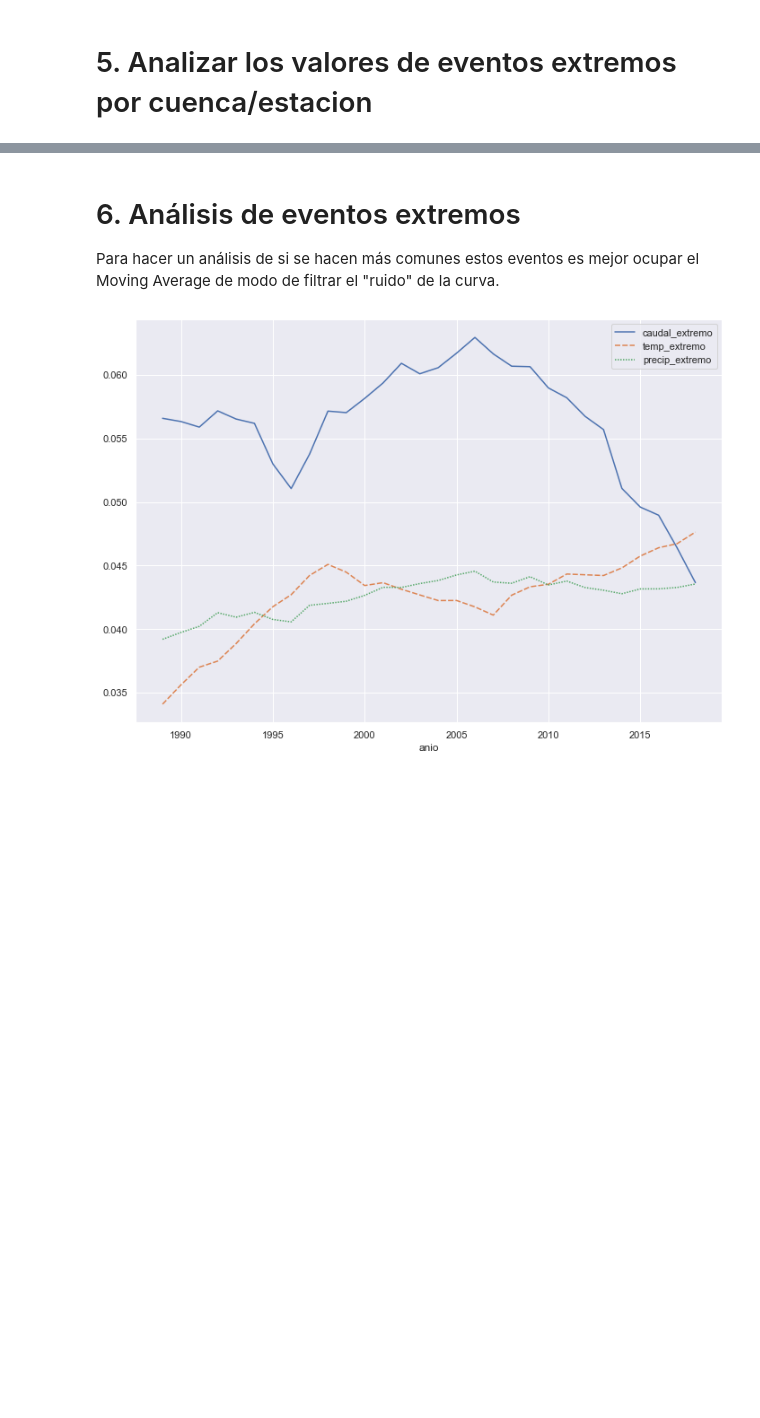
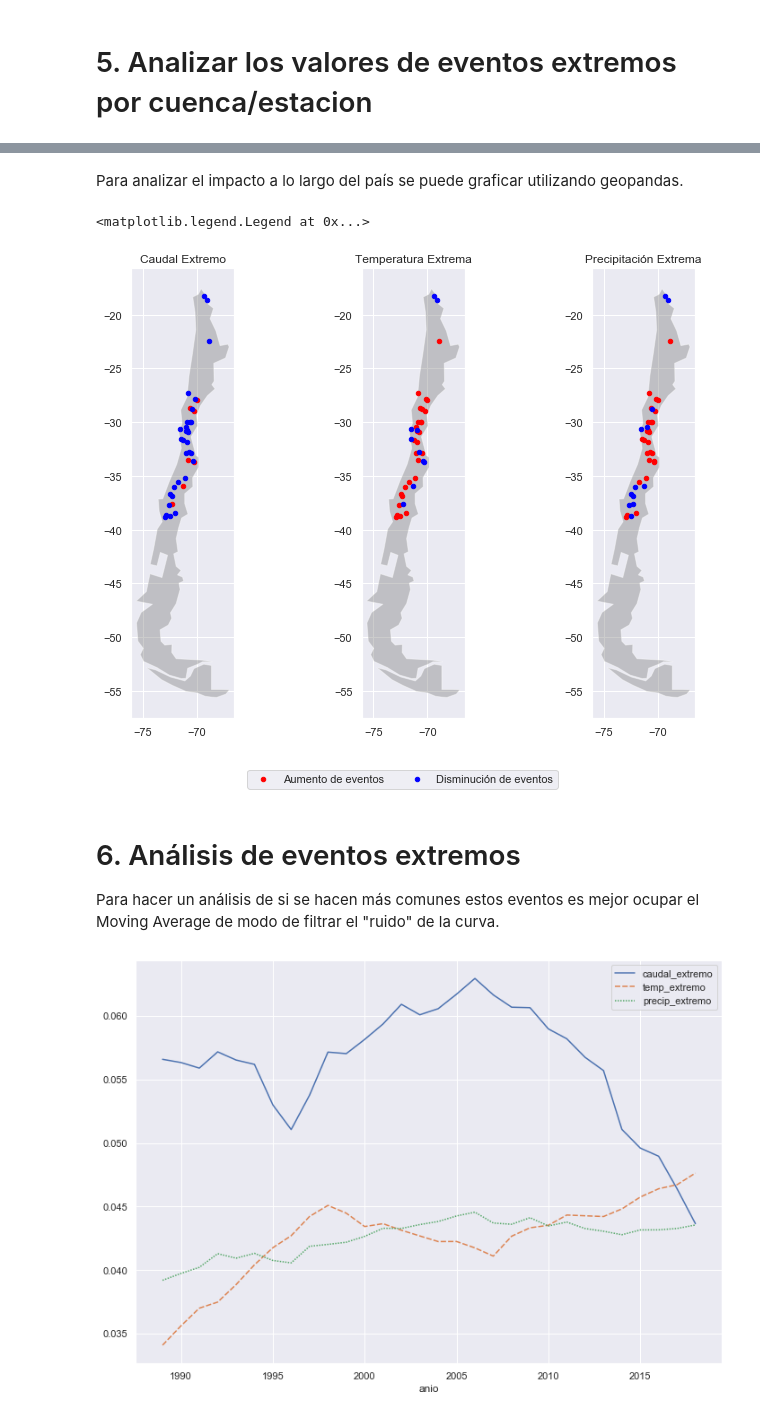
Before and after one commit to felipeacunago/SpikeChallenge, a Jupyter notebook: SpikeChallenge.ipynb, the cells around one changed output, grey strips where cells are left out. Drawn from its saved outputs; the diff is of its cells as text; code cells hidden in the pictures; blank space fills up the shorter version.

```diff
--- a/SpikeChallenge.ipynb
+++ b/SpikeChallenge.ipynb
@@ -294,3 +275,46 @@ variaciones
+# %% [markdown]
+Para analizar el impacto a lo largo del país se puede graficar utilizando geopandas.
+# %%
+import geopandas
+import geoplot
+from shapely.geometry import Point
+import matplotlib.pyplot as plt
+
+
+variaciones['geometry'] = variaciones[['longitud', 'latitud']].values.tolist()
+variaciones['geometry'] = variaciones['geometry'].apply(Point)
+
+variaciones = variaciones[(variaciones['primeras_medidas']<=1965) & (variaciones['ultimas_medidas']>=2010)]
+
+world = geopandas.read_file(
+    geopandas.datasets.get_path('naturalearth_lowres')
+)
+
+chile = world[world.name == 'Chile']
+
+geo_df = geopandas.GeoDataFrame(variaciones)
+
+fig, (ax1, ax2, ax3) = plt.subplots(1, 3)
+chile.plot(ax = ax1, alpha = 0.4, color= "grey")
+chile.plot(ax = ax2, alpha = 0.4, color= "grey")
+chile.plot(ax = ax3, alpha = 0.4, color= "grey")
+geo_df[geo_df['caudal_extremo']>0].plot(ax= ax1, markersize = 20, color= "red", marker = "o")
+geo_df[geo_df['caudal_extremo']<=0].plot(ax= ax1, markersize = 20, color= "blue", marker = "o")
+
+geo_df[geo_df['temp_extremo']>0].plot(ax= ax2, markersize = 20, color= "red", marker = "o")
+geo_df[geo_df['temp_extremo']<=0].plot(ax= ax2, markersize = 20, color= "blue", marker = "o")
+
+geo_df[geo_df['precip_extremo']>0].plot(ax= ax3, markersize = 20, color= "red", marker = "o")
+geo_df[geo_df['precip_extremo']<=0].plot(ax= ax3, markersize = 20, color= "blue", marker = "o")
+
+ax1.set_title('Caudal Extremo')
+ax2.set_title('Temperatura Extrema')
+ax3.set_title('Precipitación Extrema')
+
+plt.figlegend(['Aumento de eventos','Disminución de eventos'], loc = 'lower center', ncol=5, labelspacing=0. )
+# %% [output]
+<matplotlib.legend.Legend at 0x...>
+[figure, added]
 # %% [markdown]
 # 6. Análisis de eventos extremos
 
```
Also changed, not shown: parts of 5 cells of this notebook, 1 other file.
